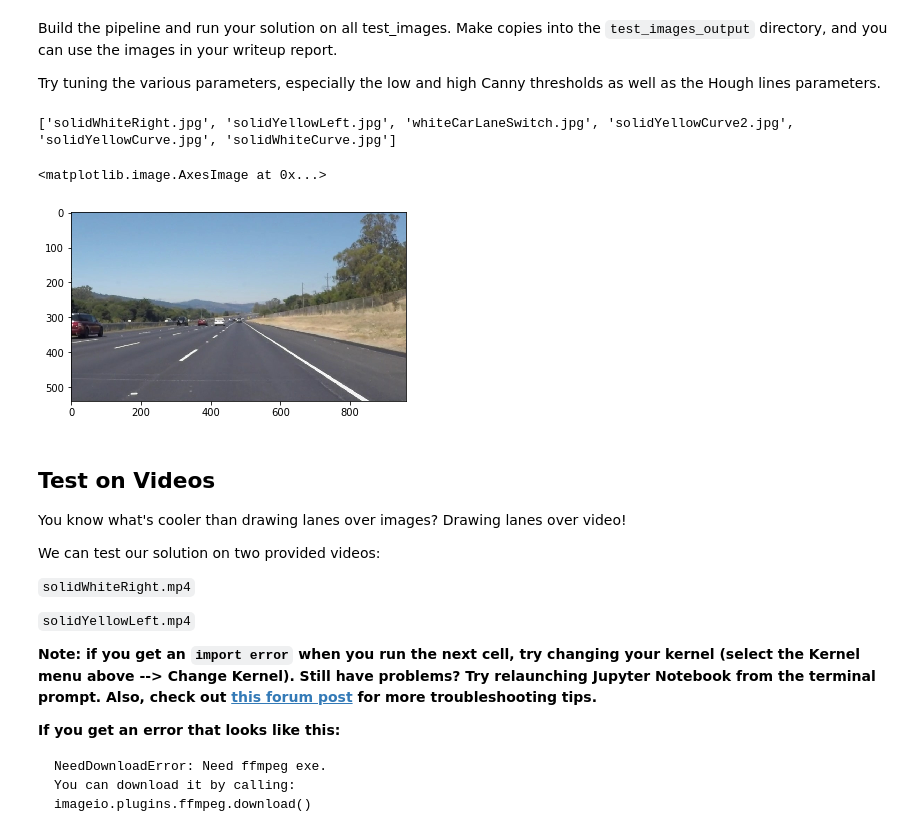
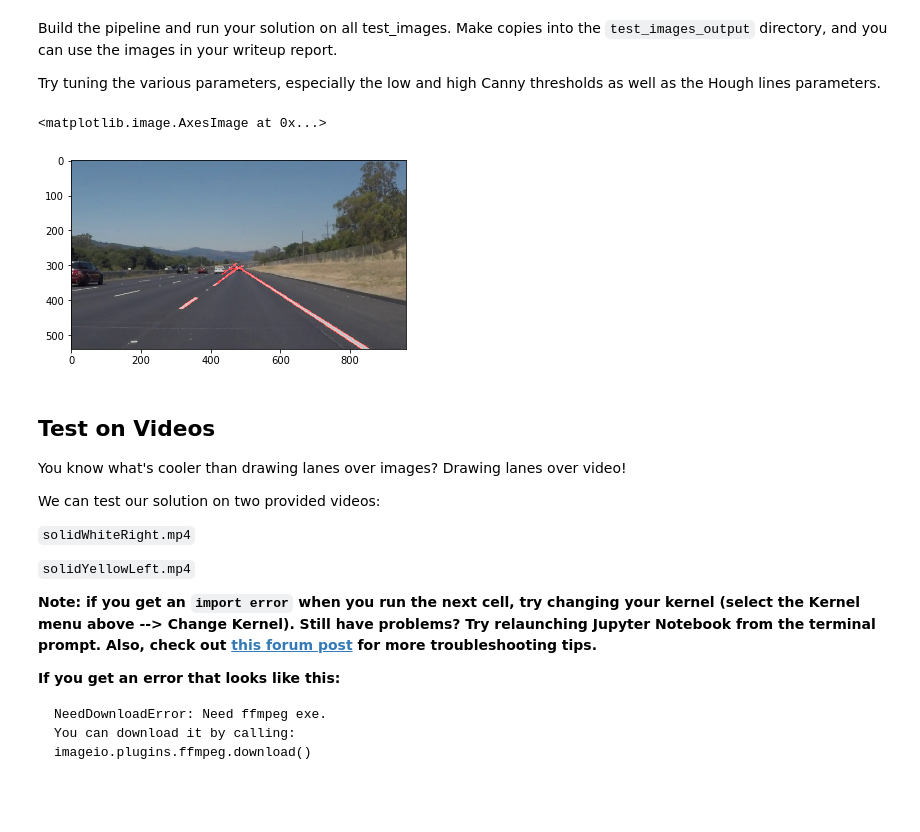
Before and after one commit to easyfly007/autodrive_projects, a Jupyter notebook: proj_finding_lanes_on_the_road/CarND-LaneLines-P1/P1.ipynb, the cells around one changed output. Cells and saved outputs as stored; diff of their text form; code cells hidden in the pictures; blank space fills up the shorter version.

```diff
--- a/proj_finding_lanes_on_the_road/CarND-LaneLines-P1/P1.ipynb
+++ b/proj_finding_lanes_on_the_road/CarND-LaneLines-P1/P1.ipynb
@@ -192,18 +192,51 @@ os.listdir("test_images/")
 Build the pipeline and run your solution on all test_images. Make copies into the `test_images_output` directory, and you can use the images in your writeup report.
 
 Try tuning the various parameters, especially the low and high Canny thresholds as well as the Hough lines parameters.
-# %%
-# TODO: Build your pipeline that will draw lane lines on the test_images
-# then save them to the test_images directory.
-test_image_files = os.listdir('test_images/')
-print(test_image_files)
-test_image_file = test_image_files[0]
-image = mpimg.imread(os.path.join('test_images', test_image_file))
-plt.imshow(image)
-# %% [output]
-['solidWhiteRight.jpg', 'solidYellowLeft.jpg', 'whiteCarLaneSwitch.jpg', 'solidYellowCurve2.jpg', 'solidYellowCurve.jpg', 'solidWhiteCurve.jpg']
-<matplotlib.image.AxesImage at 0x...>
-[figure, removed]
+# %%
+# TODO: Build your pipeline that will draw lane lines on the test_images
+# then save them to the test_images directory.
+img_files = os.listdir('test_images/')
+img_file = img_files[0]
+img_raw = mpimg.imread(os.path.join('test_images', img_file))
+plt.imshow(img_raw)
+
+img_gray = grayscale(img_raw)
+# plt.imshow(img_gray, cmap='gray')
+
+xsize = img_gray.shape[1]
+ysize = img_gray.shape[0]
+
+# canny edge detection
+kernel_size = 5
+img_gray = gaussian_blur(img_gray, kernel_size)
+plt.imshow(img_gray, cmap='gray')
+
+canny_lower_threshold = 40
+canny_high_threshold = 120
+edges = canny(img_gray, canny_lower_threshold, canny_high_threshold)
+plt.imshow(edges, cmap='gray')
+
+# color_edges = np.dstack((edges, edges, edges))
+# plt.imshow(color_edges)
+
+vertics = np.array([[(0, ysize), (xsize/2-1, 290), (xsize/2+1, 290), (xsize,ysize)]], dtype=np.int32)
+img_edge_region = region_of_interest(edges, vertics)
+plt.imshow(img_edge_region, cmap='gray')
+
+rho = 1
+theta = np.pi/180
+threshold = 5
+min_line_length = 30
+max_line_gap = 10
+
+img_line = hough_lines(img_edge_region, rho, theta,threshold, min_line_length, max_line_gap)
+plt.imshow(img_line)
+
+img_final = weighted_img(img_line, img_raw)
+plt.imshow(img_final)
+# %% [output]
+<matplotlib.image.AxesImage at 0x...>
+[figure, added]
 # %% [markdown]
 ## Test on Videos
 
```
